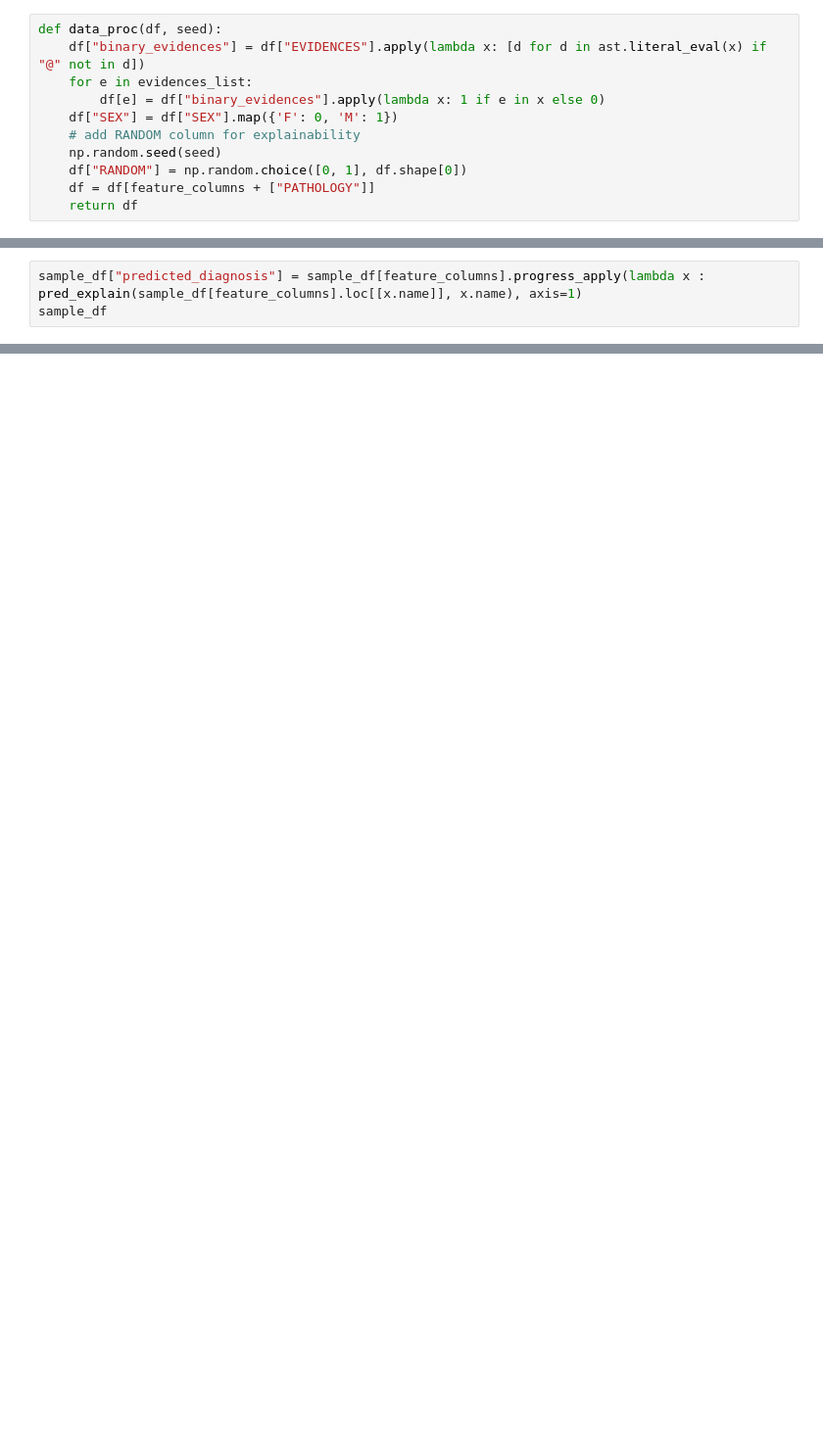
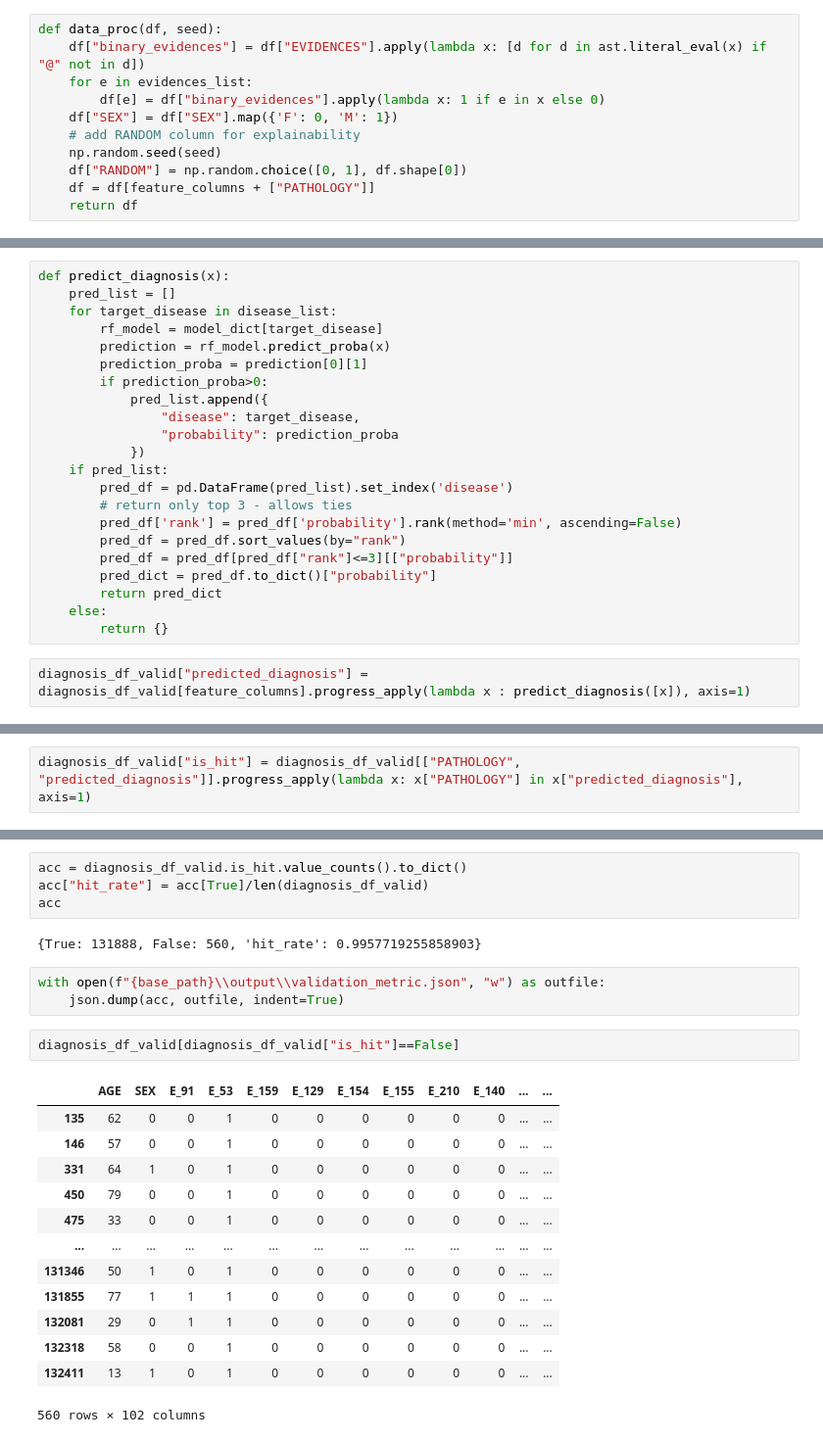
Before and after one commit to jtdomingo3/VITAS, a Jupyter notebook: src/eval.ipynb, the cells around one changed output, grey strips where cells are left out. Shown at 98% size. Saved outputs shown, nothing was run; the diff lists cells and outputs as text; blank space fills up the shorter version.

```diff
--- a/src/trained_with_pathology/explainer.ipynb
+++ b/src/eval.ipynb
@@ -151,3 +74,24 @@ sample_df
+# %%
+def predict_diagnosis(x):
+    pred_list = []
+    for target_disease in disease_list:
+        rf_model = model_dict[target_disease]
+        prediction = rf_model.predict_proba(x)
+        prediction_proba = prediction[0][1]
+        if prediction_proba>0:
+            pred_list.append({
+                "disease": target_disease,
+                "probability": prediction_proba
+            })
+    if pred_list:
+        pred_df = pd.DataFrame(pred_list).set_index('disease')
+        # return only top 3 - allows ties
+        pred_df['rank'] = pred_df['probability'].rank(method='min', ascending=False)
+        pred_df = pred_df.sort_values(by="rank")
+        pred_df = pred_df[pred_df["rank"]<=3][["probability"]]
+        pred_dict = pred_df.to_dict()["probability"]
+        return pred_dict
+    else:
+        return {}
 # %%
-sample_df["predicted_diagnosis"] = sample_df[feature_columns].progress_apply(lambda x : pred_explain(sample_df[feature_columns].loc[[x.name]], x.name), axis=1)
-sample_df
+diagnosis_df_valid["predicted_diagnosis"] = diagnosis_df_valid[feature_columns].progress_apply(lambda x : predict_diagnosis([x]), axis=1)
@@ -174,0 +114,2 @@ sample_df.loc[[1774]]
+# %%
+diagnosis_df_valid["is_hit"] = diagnosis_df_valid[["PATHOLOGY", "predicted_diagnosis"]].progress_apply(lambda x: x["PATHOLOGY"] in x["predicted_diagnosis"], axis=1)
@@ -174,0 +132,25 @@ sample_df.loc[[1774]]
+# %%
+acc = diagnosis_df_valid.is_hit.value_counts().to_dict()
+acc["hit_rate"] = acc[True]/len(diagnosis_df_valid)
+acc
+# %% [output]
+{True: 131888, False: 560, 'hit_rate': 0.9957719255858903}
+# %%
+with open(f"{base_path}\\output\\validation_metric.json", "w") as outfile:
+    json.dump(acc, outfile, indent=True)
+# %%
+diagnosis_df_valid[diagnosis_df_valid["is_hit"]==False]
+# %% [output]
+|  | AGE | SEX | E_91 | E_53 | E_159 | E_129 | E_154 | E_155 | E_210 | E_140 | ... | ... |
+| 135 | 62 | 0 | 0 | 1 | 0 | 0 | 0 | 0 | 0 | 0 | ... | ... |
+| 146 | 57 | 0 | 0 | 1 | 0 | 0 | 0 | 0 | 0 | 0 | ... | ... |
+| 331 | 64 | 1 | 0 | 1 | 0 | 0 | 0 | 0 | 0 | 0 | ... | ... |
+| 450 | 79 | 0 | 0 | 1 | 0 | 0 | 0 | 0 | 0 | 0 | ... | ... |
+| 475 | 33 | 0 | 0 | 1 | 0 | 0 | 0 | 0 | 0 | 0 | ... | ... |
+| ... | ... | ... | ... | ... | ... | ... | ... | ... | ... | ... | ... | ... |
+| 131346 | 50 | 1 | 0 | 1 | 0 | 0 | 0 | 0 | 0 | 0 | ... | ... |
+| 131855 | 77 | 1 | 1 | 1 | 0 | 0 | 0 | 0 | 0 | 0 | ... | ... |
+| 132081 | 29 | 0 | 1 | 1 | 0 | 0 | 0 | 0 | 0 | 0 | ... | ... |
+| 132318 | 58 | 0 | 0 | 1 | 0 | 0 | 0 | 0 | 0 | 0 | ... | ... |
+| 132411 | 13 | 1 | 0 | 1 | 0 | 0 | 0 | 0 | 0 | 0 | ... | ... |
+560 rows × 102 columns
```
Also changed, not shown: parts of 19 cells of this notebook, 5 other files.
